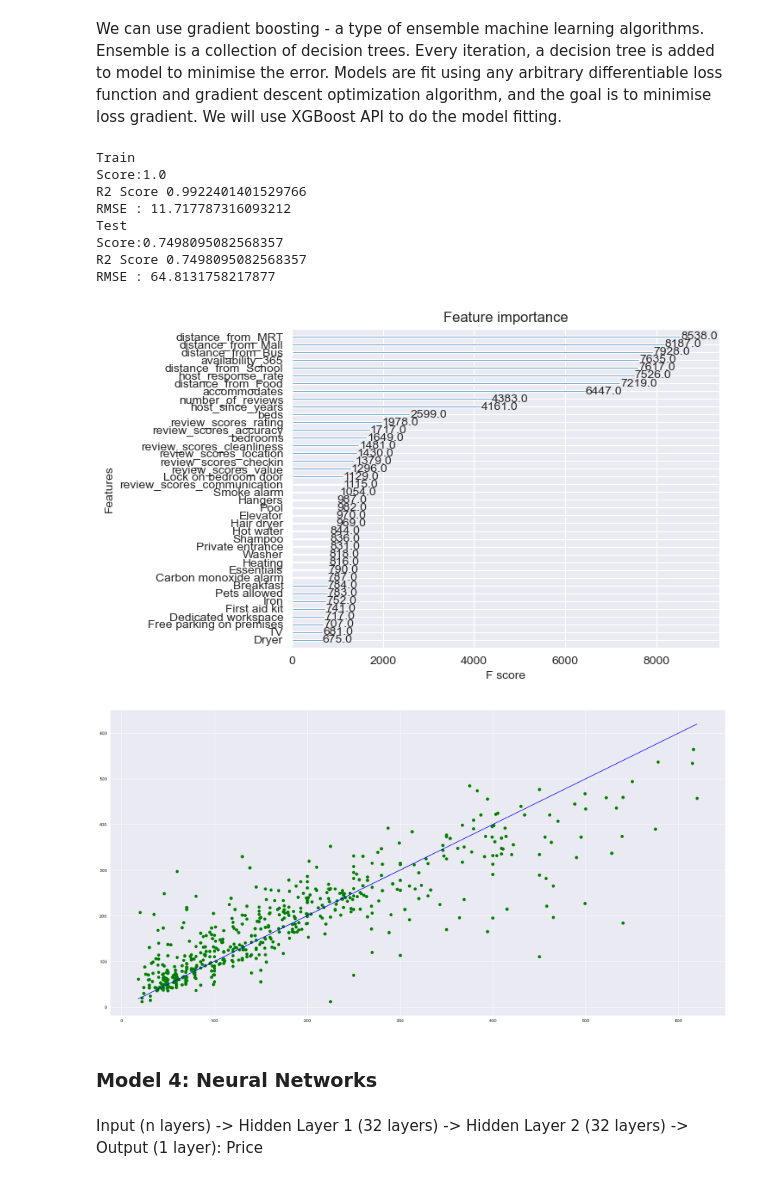
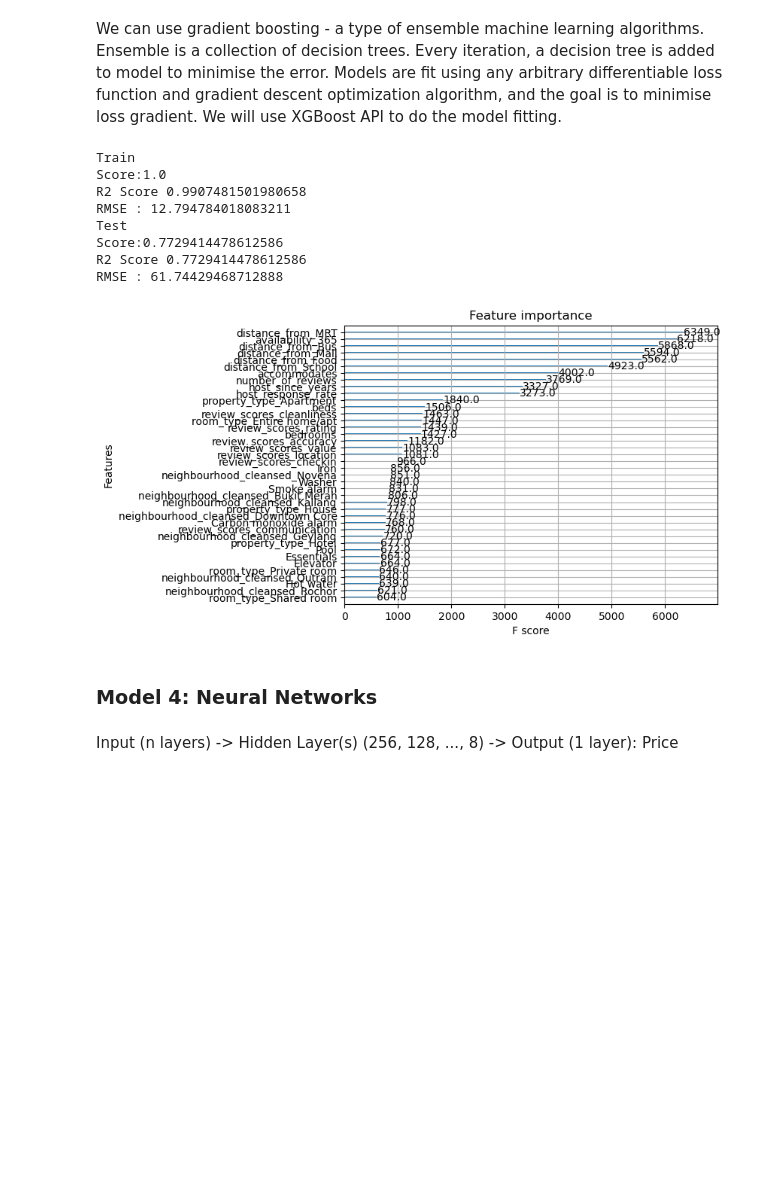
Before and after one commit to jingjietan/sc1015-project, a Jupyter notebook: machine-learning.ipynb, the cells around one changed output. Drawn from its saved outputs; the diff is of its cells as text; code cells hidden in the pictures; blank space fills up the shorter version.

```diff
--- a/machine-learning.ipynb
+++ b/machine-learning.ipynb
@@ -20,10 +24,10 @@ def calculate_score(y_true, y_pred):
     print(f"RMSE : {np.sqrt(mean_squared_error(y_true, y_pred))}")
 
 def plot(y_true, y_pred):
-    f, axes = plt.subplots(1,1, figsize=(24,12))
-
-    axes.scatter(y_true,y_pred,color = "green")
-    axes.plot(y_true, y_true, 'b-', linewidth = 1)
+    # Plotly express plot
+    h = pd.DataFrame(data={'Actual y':y_true, 'Predicted y': y_pred})
+    fig = px.scatter(h, x='Actual y', y='Predicted y')
+    fig.show()
 # %%
 df = pd.read_csv('data/clean_listing.csv')
 df.head()
@@ -43,6 +47,7 @@ The standard deviation of price of listing is $132.36.
 # Split data
 Y = df['price']
 X = df.drop(['price', 'Unnamed: 0', 'latitude', 'longitude'], axis=1)
+X = X.astype('float64')
 # %%
 X_train, X_test, y_train, y_test = train_test_split(X, Y, test_size=0.20, random_state=45)
 # %%
@@ -60,17 +65,17 @@ X.head()
 # %%
 from sklearn.linear_model import LinearRegression
 
-reg = LinearRegression()
+model = LinearRegression()
 
-reg.fit(X_train, y_train)
+model.fit(X_train, y_train)
 
-y_train_pred = reg.predict(X_train)
-y_pred = reg.predict(X_test)
+y_train_pred = model.predict(X_train)
+y_pred = model.predict(X_test)
 
-print(f"Train\n Score: {reg.score(X_train, y_train)}")
+print(f"Train\n Score: {model.score(X_train, y_train)}")
 calculate_score(y_train, y_train_pred)
 
-print(f"Test\n Score: {reg.score(X_test, y_test)}")
+print(f"Test\n Score: {model.score(X_test, y_test)}")
 calculate_score(y_test, y_pred)
 
 plot(y_test, y_pred)
@@ -119,35 +131,33 @@ RMSE : 64.15568572361914
 We can use gradient boosting - a type of ensemble machine learning algorithms. Ensemble is a collection of decision trees. Every iteration, a decision tree is added to model to minimise the error. Models are fit using any arbitrary differentiable loss function and gradient descent optimization algorithm, and the goal is to minimise loss gradient. We will use XGBoost API to do the model fitting.
 # %%
 import xgboost as xgb
-import graphviz
 
-model = xgb.XGBRegressor(tree_method='hist', objective='reg:squarederror', n_estimators = 2500,
+model = xgb.sklearn.XGBRegressor(tree_method='hist', objective='reg:squarederror', n_estimators = 2500,
                          learning_rate=0.01)
 
-model.fit(X_train, y_train)
+model.fit(X_train.astype('float64'), y_train) # Cast bool -> float64 (0, 1)
 y_pred = model.predict(X_test)
 y_train_pred = model.predict(X_train)
 
 print(f"Train\nScore:{model.score(X_train, y_train_pred)}")
 calculate_score(y_train, y_train_pred)
 
 print(f"Test\nScore:{model.score(X_test, y_test)}")
 calculate_score(y_test, y_pred)
 
 xgb.plot_importance(model.get_booster(), max_num_features=40)
 
 plot(y_test, y_pred)
 # %% [output]
 Train
 Score:1.0
-R2 Score 0.9922401401529766
-RMSE : 11.717787316093212
+R2 Score 0.9907481501980658
+RMSE : 12.794784018083211
 Test
-Score:0.7498095082568357
-R2 Score 0.7498095082568357
-RMSE : 64.8131758217877
+Score:0.7729414478612586
+R2 Score 0.7729414478612586
+RMSE : 61.74429468712888
-[figure, old version]
+[figure, new version]
-[figure, removed]
 # %% [markdown]
 ### Model 4: Neural Networks
 # %%
@@ -174,7 +184,7 @@ model.add(Dense(1, activation='linear'))
 
 model.compile(loss='mean_squared_error', optimizer='adam')
 # %% [markdown]
-Input (n layers) -> Hidden Layer 1 (32 layers) -> Hidden Layer 2 (32 layers) -> Output (1 layer): Price
+Input (n layers) -> Hidden Layer(s) (256, 128, ..., 8) -> Output (1 layer): Price
 # %%
 model.fit(x=X_train,y=y_train,
           validation_data=(X_test,y_test),
```
Also changed, not shown: parts of 14 cells of this notebook, 4 other files.
